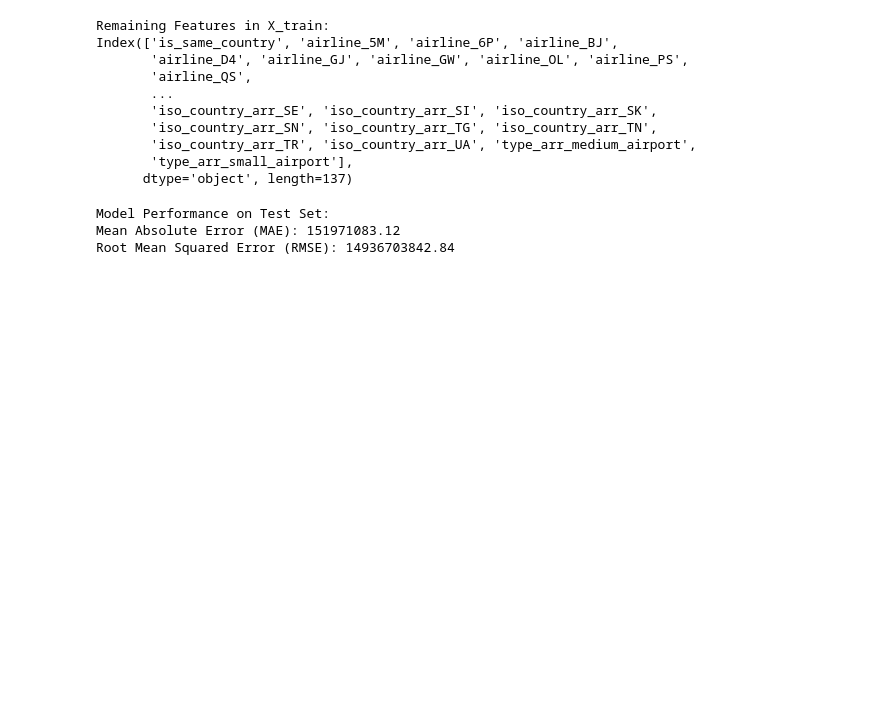
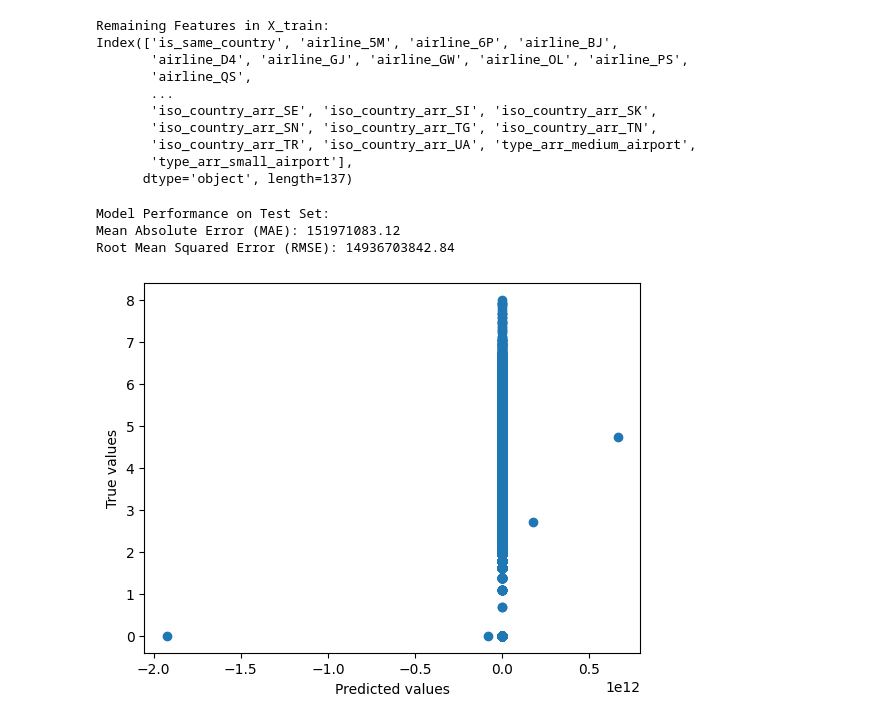
Before and after one commit to marenbor/ml_project_flight_delays, a Jupyter notebook: notebooks/02_baseline_model.ipynb, the cells around one changed output. Saved outputs shown, nothing was run; the diff lists cells and outputs as text; code cells hidden in the pictures; blank space fills up the shorter version.

```diff
--- a/notebooks/02_baseline_model.ipynb
+++ b/notebooks/02_baseline_model.ipynb
@@ -67,3 +88,10 @@ print(f"Root Mean Squared Error (RMSE): {rmse:.2f}")
 Model Performance on Test Set:
 Mean Absolute Error (MAE): 151971083.12
 Root Mean Squared Error (RMSE): 14936703842.84
+# %%
+plt.scatter(y_pred, y_test)
+plt.ylabel("True values")
+plt.xlabel("Predicted values")
+plt.show()
+# %% [output]
+[figure, added]
```
Also changed, not shown: parts of 5 cells of this notebook.
